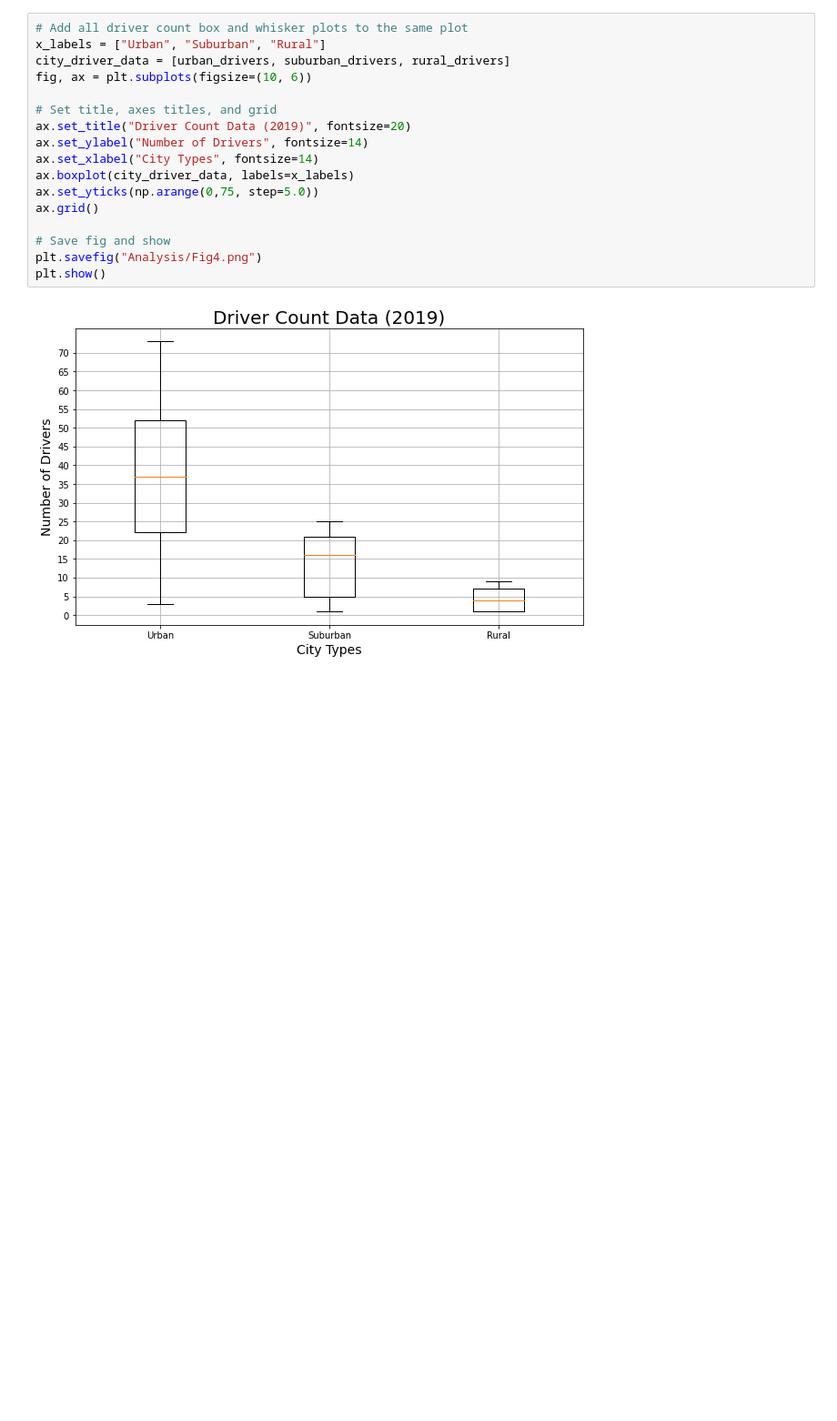
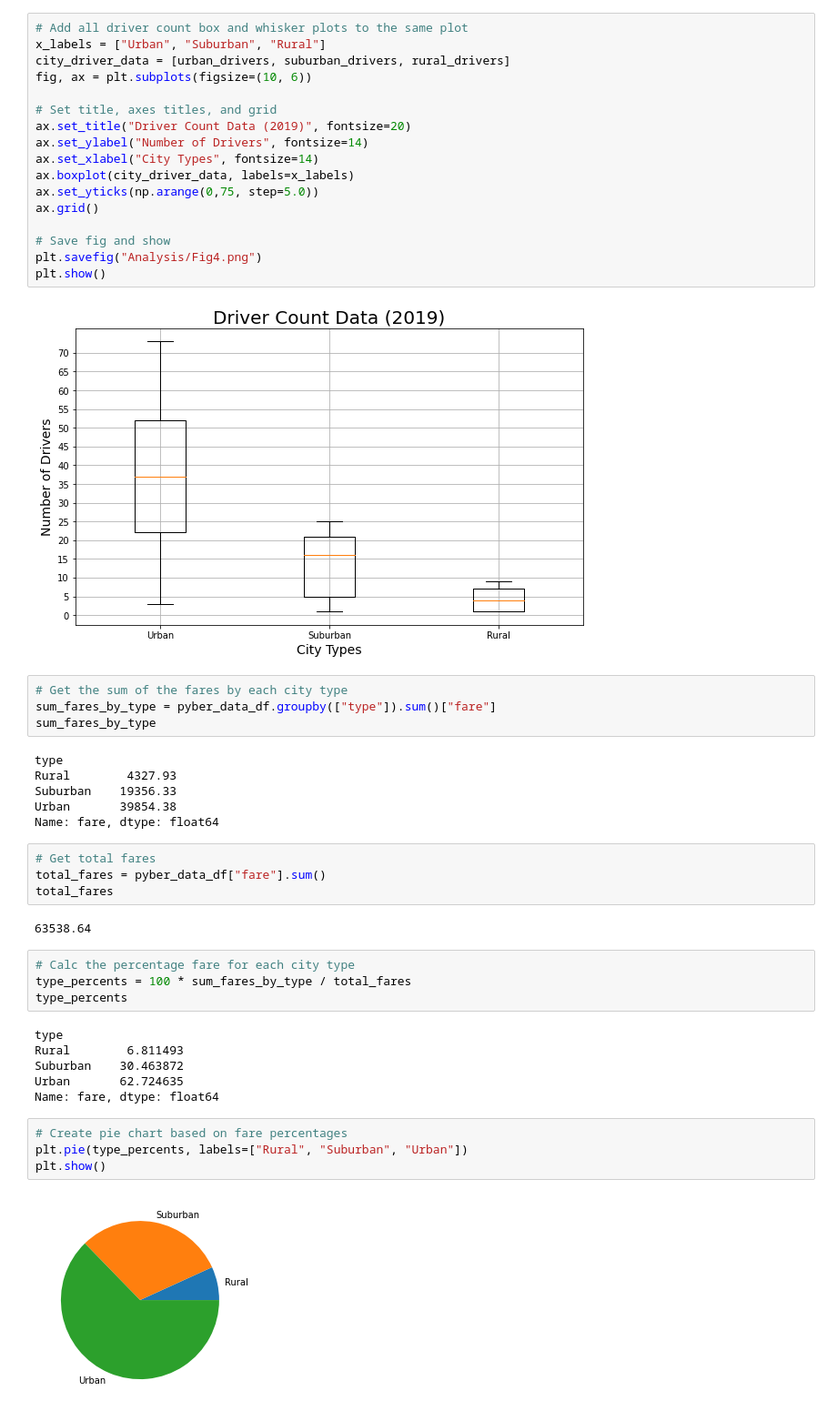
Before and after one commit to Spakicey/pyber-analysis, a Jupyter notebook: PyBer.ipynb, the cells around one changed output. Shown: that part at 91% size. Drawn from its saved outputs; the diff is of its cells as text; blank space fills up the shorter version.

Commit message:
Add pie chart for fare percentages

```diff
--- a/PyBer.ipynb
+++ b/PyBer.ipynb
@@ -837,3 +837,35 @@ plt.savefig("Analysis/Fig4.png")
 plt.show()
 # %% [output]
 [figure]
+# %%
+# Get the sum of the fares by each city type
+sum_fares_by_type = pyber_data_df.groupby(["type"]).sum()["fare"]
+sum_fares_by_type
+# %% [output]
+type
+Rural        4327.93
+Suburban    19356.33
+Urban       39854.38
+Name: fare, dtype: float64
+# %%
+# Get total fares
+total_fares = pyber_data_df["fare"].sum()
+total_fares
+# %% [output]
+63538.64
+# %%
+# Calc the percentage fare for each city type
+type_percents = 100 * sum_fares_by_type / total_fares
+type_percents
+# %% [output]
+type
+Rural        6.811493
+Suburban    30.463872
+Urban       62.724635
+Name: fare, dtype: float64
+# %%
+# Create pie chart based on fare percentages
+plt.pie(type_percents, labels=["Rural", "Suburban", "Urban"])
+plt.show()
+# %% [output]
+[figure, added]
```
Also changed, not shown: parts of 1 cell of this notebook.
